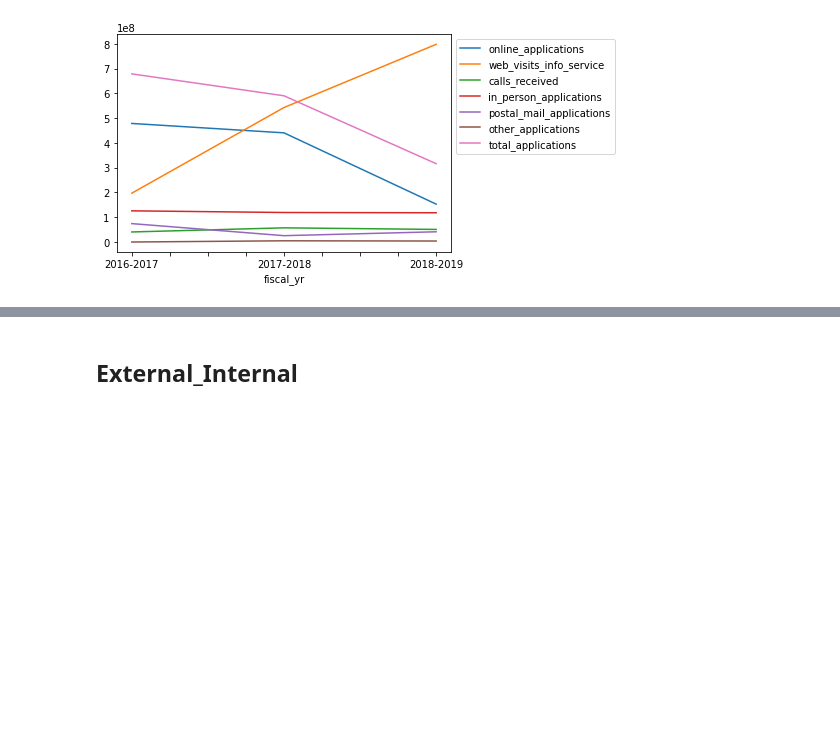
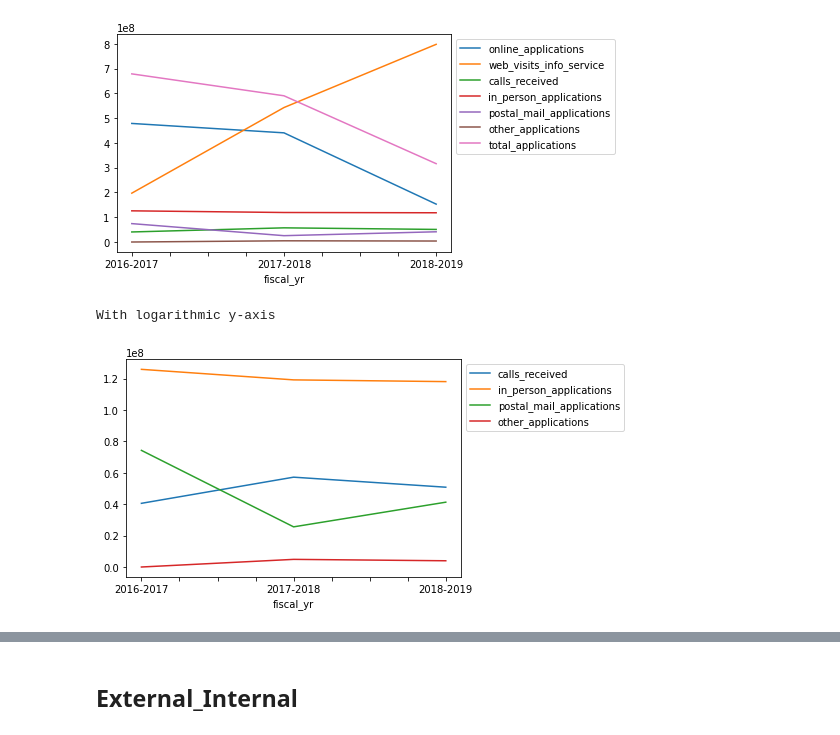
Before and after one commit to d-ta/GC-Service-Inventory-EDA, a Jupyter notebook: GC Service Inventory_DJ.ipynb, the cells around one changed output, grey strips where cells are left out. Cells and saved outputs as stored; diff of their text form; code cells hidden in the pictures; blank space fills up the shorter version.

```diff
--- a/GC Service Inventory_DJ.ipynb
+++ b/GC Service Inventory_DJ.ipynb
@@ -455,3 +471,13 @@ plt.legend(bbox_to_anchor=(1, 1))
 plt.show()
 # %% [output]
 [figure]
+# %%
+##Zoom in by removing web visits, total applications and online applications
+options = ['calls_received', 'in_person_applications', 'postal_mail_applications', 'other_applications']
+
+df.groupby('fiscal_yr')[options].sum().plot()
+plt.legend(bbox_to_anchor=(1, 1))
+plt.show()
+# %% [output]
+With logarithmic y-axis
+[figure, added]
```
Also changed, not shown: parts of 28 cells of this notebook.
